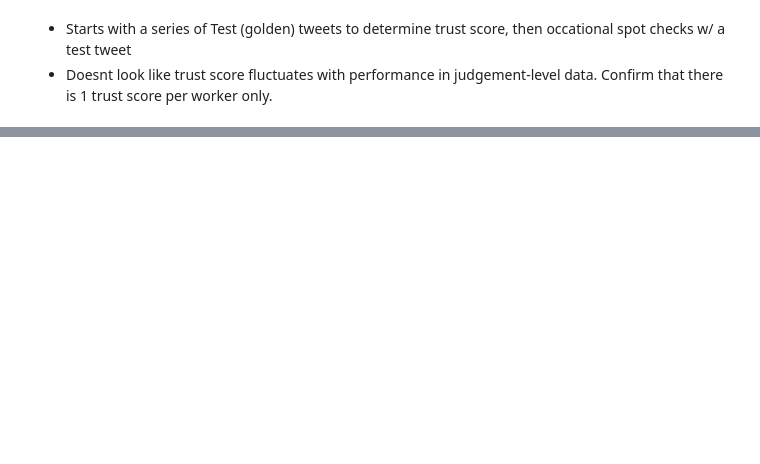
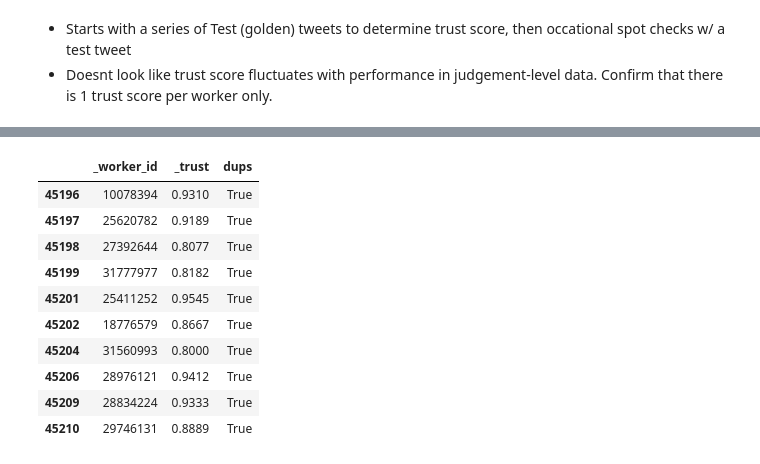
Before and after one commit to whugue/airline-sentiment, a Jupyter notebook: 00-Explore-CF-Data.ipynb, the cells around one changed output, grey strips where cells are left out. Cells and saved outputs as stored; diff of their text form; code cells hidden in the pictures; blank space fills up the shorter version.

```diff
--- a/00-Explore-CF-Data.ipynb
+++ b/00-Explore-CF-Data.ipynb
@@ -82,0 +106,17 @@ Confirm that there is 1 trust score per worker only.
+# %%
+dups = cf.drop_duplicates(["_worker_id","_trust"])[["_worker_id","_trust"]].copy()
+dups["dups"] = cf.duplicated("_worker_id")
+
+dups[dups.dups==True][:10]
+# %% [output]
+|  | _worker_id | _trust | dups |
+| 45196 | 10078394 | 0.9310 | True |
+| 45197 | 25620782 | 0.9189 | True |
+| 45198 | 27392644 | 0.8077 | True |
+| 45199 | 31777977 | 0.8182 | True |
+| 45201 | 25411252 | 0.9545 | True |
+| 45202 | 18776579 | 0.8667 | True |
+| 45204 | 31560993 | 0.8000 | True |
+| 45206 | 28976121 | 0.9412 | True |
+| 45209 | 28834224 | 0.9333 | True |
+| 45210 | 29746131 | 0.8889 | True |
```
Also changed, not shown: parts of 18 cells of this notebook.
